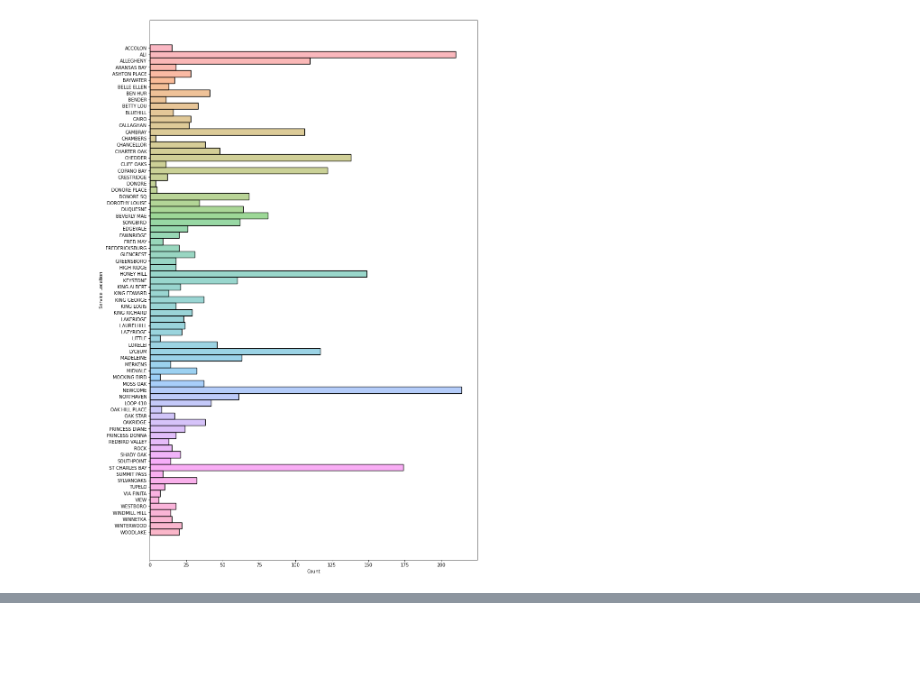
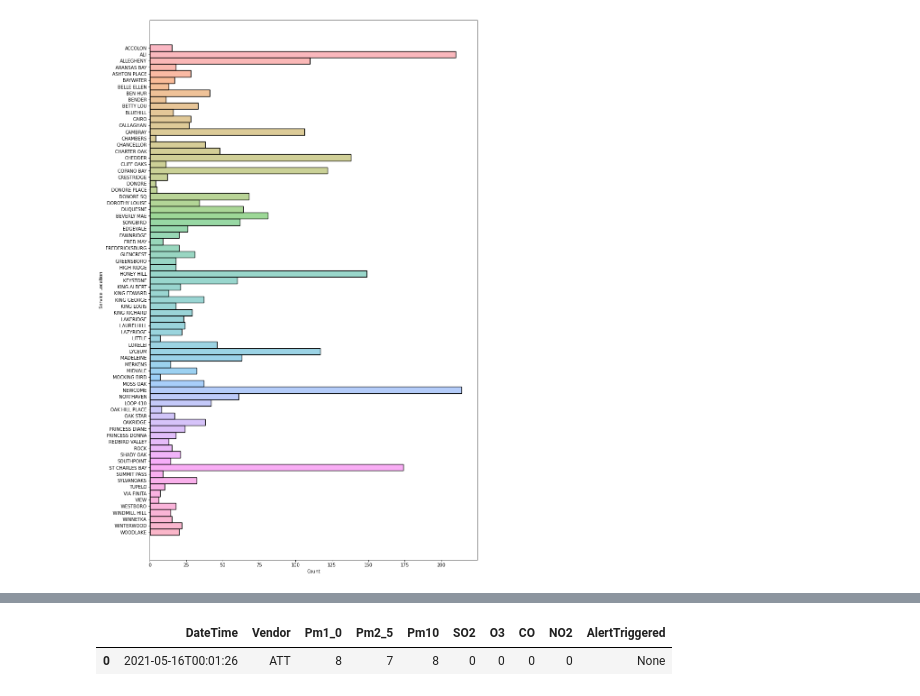
Before and after one commit to slc-data/2021-datathon, a Jupyter notebook: workbooks/caitlyn/acquire&prepare.ipynb, the cells around one changed output, grey strips where cells are left out. Saved outputs shown, nothing was run; the diff lists cells and outputs as text; code cells hidden in the pictures; blank space fills up the shorter version.

```diff
--- a/workbooks/caitlyn/acquire&prepare.ipynb
+++ b/workbooks/caitlyn/acquire&prepare.ipynb
@@ -54,0 +309,3 @@ plt.show()
+# %%
+air = pd.read_csv('med_center_air.csv')
+air.head(1)
@@ -54,0 +315,17 @@ plt.show()
+# %%
+def clean_air(df):
+    '''Drops unneeded columns from the air quality df
+    then handles the nulls in alert triggered column'''
+    # drop the colums
+    df = df.drop(columns=['LAT', 'LONG', 'Zone',
+                      'Sensor_id', 'SensorModel',
+                      'SensorStatus'])
+    df.fillna("None", inplace = True)
+    # return new df
+    return df
+# %%
+air = clean_air(air)
+air.head(1)
+# %% [output]
+|  | DateTime | Vendor | Pm1_0 | Pm2_5 | Pm10 | SO2 | O3 | CO | NO2 | AlertTriggered |
+| 0 | 2021-05-16T00:01:26 | ATT | 8 | 7 | 8 | 0 | 0 | 0 | 0 | None |
```
Also changed, not shown: parts of 25 cells of this notebook.
